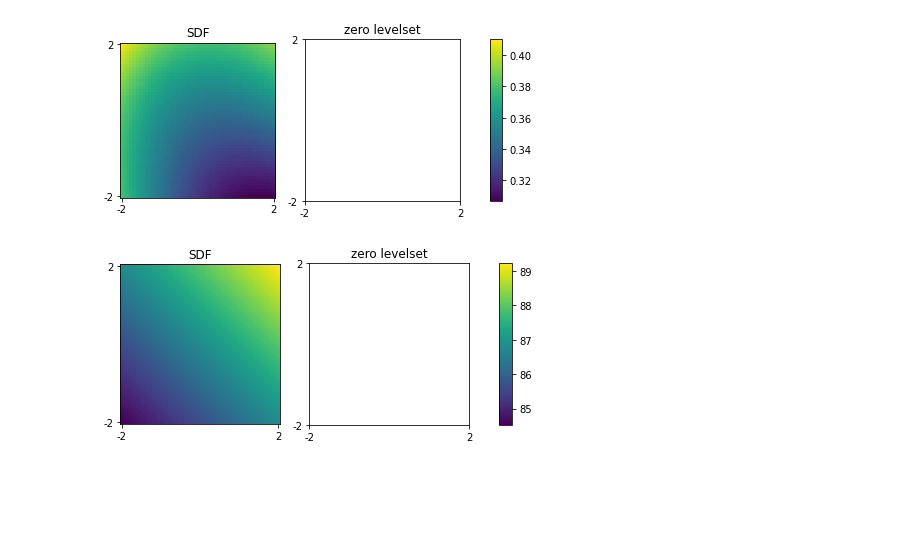
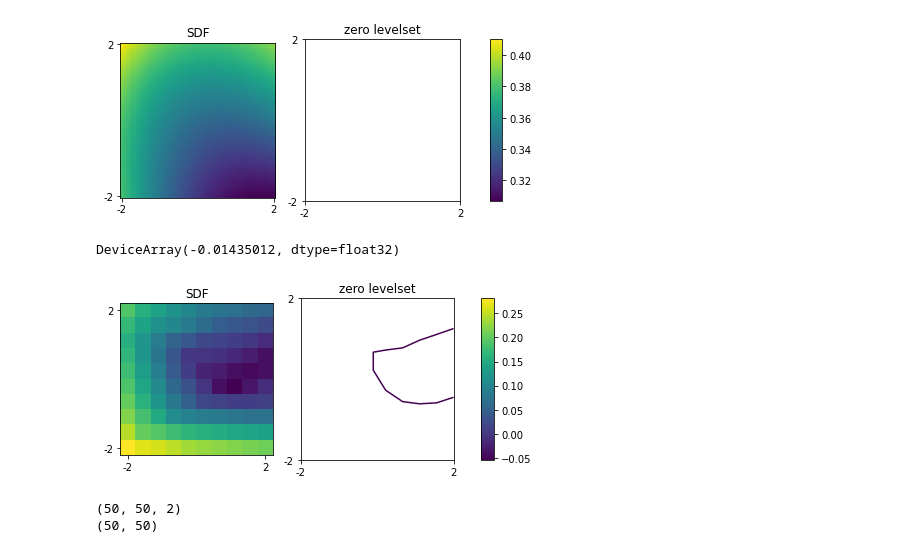
Before and after one commit to niklasschmitz/sdf_jax, a Jupyter notebook: implicit.ipynb, the cells around one changed output. Drawn from its saved outputs; the diff is of its cells as text; code cells hidden in the pictures; blank space fills up the shorter version.

```diff
--- a/implicit.ipynb
+++ b/implicit.ipynb
@@ -159,11 +148,40 @@ def geometric_initialisation(mlp, key, radius_init=1, std=0.00001):
-# %%
-mlp = geometric_initialisation(model, model_key)
-plot2d(lambda x: mlp(x)[0], ngrid=50)
-# %% [output]
-[figure, removed]
-# %%
-from typing import Callable, List
-
-class NeuralSDF(eqx.Module):
-    layers: List[eqx.Linear]
-    # TODO
+# %%
+from typing import Callable, Sequence
+from equinox import nn
+
+class NeuralSDF(eqx.Module):
+    layers: Sequence[nn.Linear]
+    activation: Callable
+
+    def __init__(
+        self,
+        in_size: int,
+        width_size: int,
+        depth: int,
+        *,
+        activation: Callable=jax.nn.relu,
+        key: jrandom.PRNGKey,
+    ):
+        keys = jrandom.split(key, depth + 1)
+        layers = [nn.Linear(in_size, width_size, key=keys[0])]
+        for i in range(depth - 1):
+            layers += [nn.Linear(width_size, width_size, key=keys[i+1])]
+        layers += [nn.Linear(width_size, 1, key=keys[-1])]
+        self.layers = layers
+        self.activation = activation
+
+    def __call__(self, x):
+        for layer in self.layers[:-1]:
+            x = layer(x)
+            x = self.activation(x)
+        y = self.layers[-1](x)
+        return y[0]
+# %%
+model = NeuralSDF(2, 10, 2, key=jrandom.PRNGKey(0))
+model(jnp.array([0.1, 0.2]))
+# %% [output]
+DeviceArray(-0.01435012, dtype=float32)
+# %%
+plot2d(lambda x: model(x))
+# %% [output]
+[figure, added]
@@ -169,0 +202,7 @@ class NeuralSDF(eqx.Module):
+# %%
+xs, ys = discretize2d(sdf_sphere, xy_lims=(-2, 2), ngrid=50)
+print(xs.shape)
+print(ys.shape)
+# %% [output]
+(50, 50, 2)
+(50, 50)
```
Also changed, not shown: parts of 8 cells of this notebook.
